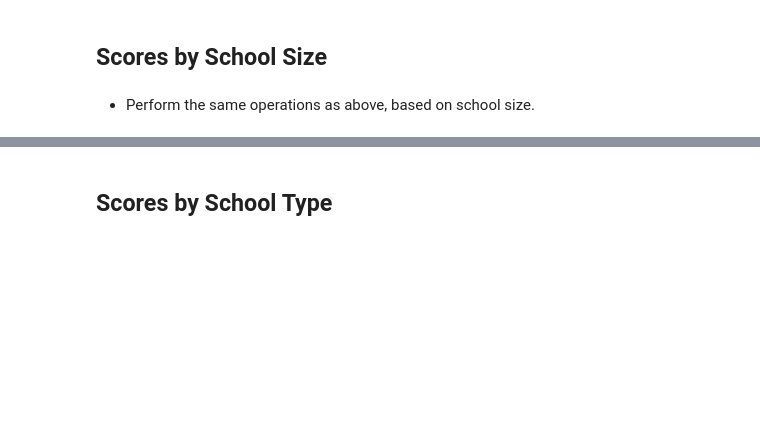
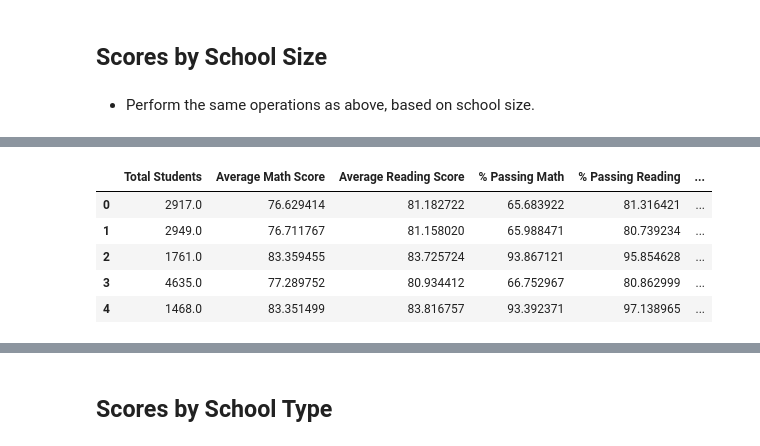
Before and after one commit to WayBurke/pandas-challenge, a Jupyter notebook: PyCitySchools.ipynb, the cells around one changed output, grey strips where cells are left out. Saved outputs shown, nothing was run; the diff lists cells and outputs as text; code cells hidden in the pictures; blank space fills up the shorter version.

```diff
--- a/PyCitySchools.ipynb
+++ b/PyCitySchools.ipynb
@@ -510,0 +512,12 @@ See the caveats in the documentation: https://pandas.pydata.org/pandas-docs/stab
+# %%
+#Creating df based on what is needed
+score_school_size = SummaryTable3_df[["Total Students","Average Math Score","Average Reading Score",
+                                       "% Passing Math", "% Passing Reading", "% Overall Passing"]]
+score_school_size.head()
+# %% [output]
+|  | Total Students | Average Math Score | Average Reading Score | % Passing Math | % Passing Reading | ... |
+| 0 | 2917.0 | 76.629414 | 81.182722 | 65.683922 | 81.316421 | ... |
+| 1 | 2949.0 | 76.711767 | 81.158020 | 65.988471 | 80.739234 | ... |
+| 2 | 1761.0 | 83.359455 | 83.725724 | 93.867121 | 95.854628 | ... |
+| 3 | 4635.0 | 77.289752 | 80.934412 | 66.752967 | 80.862999 | ... |
+| 4 | 1468.0 | 83.351499 | 83.816757 | 93.392371 | 97.138965 | ... |
```
Also changed, not shown: parts of 15 cells of this notebook, 2 other files.
